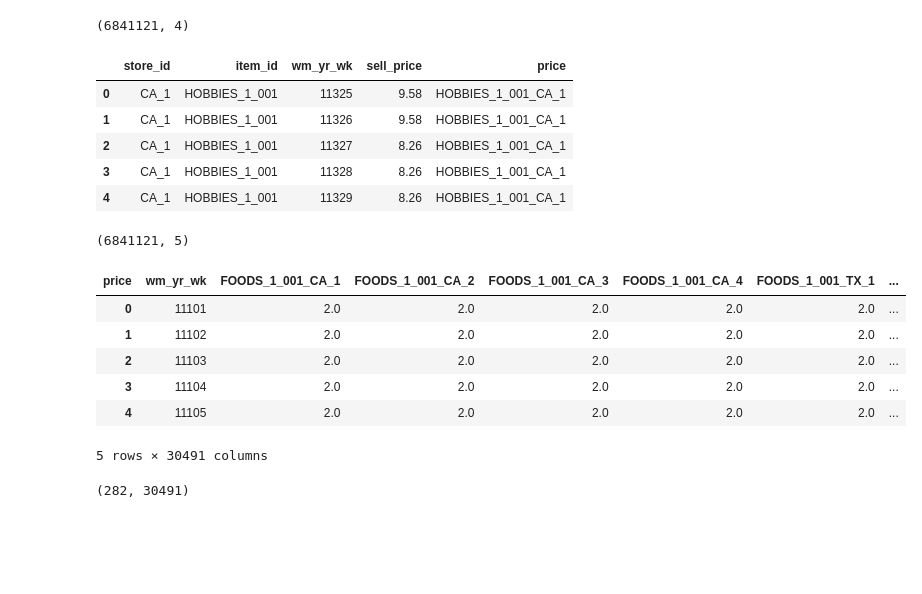
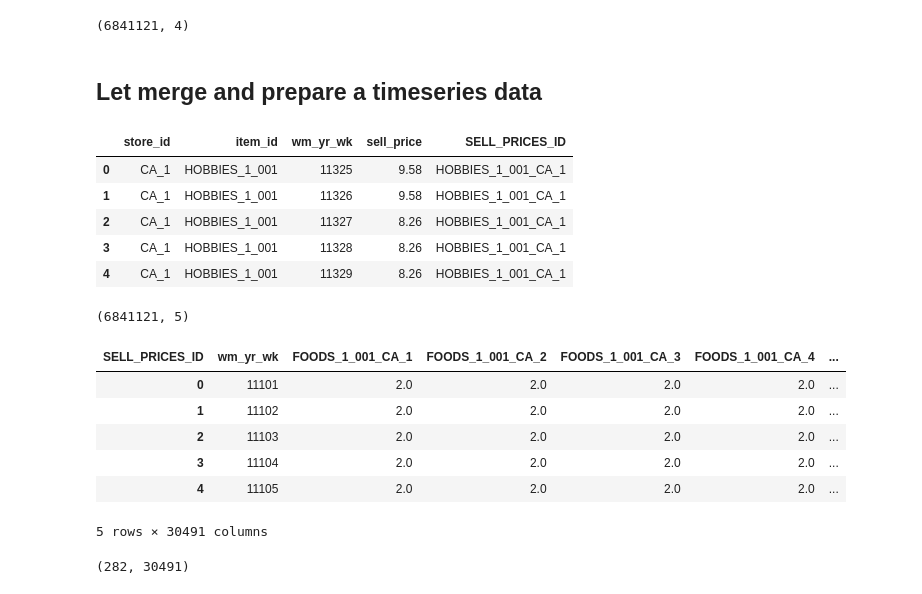
Before and after one commit to kabirmuntasir/2020-M5-Forecasting, a Jupyter notebook: Uncertanity/M5Forecasting_bylobos.ipynb, the cells around one changed output. Drawn from its saved outputs; the diff is of its cells as text; code cells hidden in the pictures; blank space fills up the shorter version.

```diff
--- a/Uncertanity/05102020.ipynb
+++ b/Uncertanity/M5Forecasting_bylobos.ipynb
@@ -65,12 +71,15 @@ sell_prices.head()
 sell_prices.shape
 # %% [output]
 (6841121, 4)
+# %% [markdown]
+## Let merge and prepare a timeseries data
 # %%
-#concatenate item_id and store_id to match with validation table column name
-sell_prices['price'] = sell_prices['item_id'].str.cat(sell_prices['store_id'],sep="_")
+#concatenate item_id and store_id of sell_prices to match with validation table column name
+
+sell_prices['SELL_PRICES_ID'] = sell_prices['item_id'].str.cat(sell_prices['store_id'],sep="_")
 sell_prices.head()
 # %% [output]
-|  | store_id | item_id | wm_yr_wk | sell_price | price |
+|  | store_id | item_id | wm_yr_wk | sell_price | SELL_PRICES_ID |
 | 0 | CA_1 | HOBBIES_1_001 | 11325 | 9.58 | HOBBIES_1_001_CA_1 |
 | 1 | CA_1 | HOBBIES_1_001 | 11326 | 9.58 | HOBBIES_1_001_CA_1 |
 | 2 | CA_1 | HOBBIES_1_001 | 11327 | 8.26 | HOBBIES_1_001_CA_1 |
@@ -82,15 +91,15 @@ sell_prices.shape
 (6841121, 5)
 # %%
 #make the data long to wide, in other word pivot
-sell_prices=sell_prices.pivot(index='wm_yr_wk', columns='price', values='sell_price').reset_index()
+sell_prices=sell_prices.pivot(index='wm_yr_wk', columns='SELL_PRICES_ID', values='sell_price').reset_index()
 sell_prices.head()
 # %% [output]
-| price | wm_yr_wk | FOODS_1_001_CA_1 | FOODS_1_001_CA_2 | FOODS_1_001_CA_3 | FOODS_1_001_CA_4 | FOODS_1_001_TX_1 | ... |
-| 0 | 11101 | 2.0 | 2.0 | 2.0 | 2.0 | 2.0 | ... |
-| 1 | 11102 | 2.0 | 2.0 | 2.0 | 2.0 | 2.0 | ... |
-| 2 | 11103 | 2.0 | 2.0 | 2.0 | 2.0 | 2.0 | ... |
-| 3 | 11104 | 2.0 | 2.0 | 2.0 | 2.0 | 2.0 | ... |
-| 4 | 11105 | 2.0 | 2.0 | 2.0 | 2.0 | 2.0 | ... |
+| SELL_PRICES_ID | wm_yr_wk | FOODS_1_001_CA_1 | FOODS_1_001_CA_2 | FOODS_1_001_CA_3 | FOODS_1_001_CA_4 | ... |
+| 0 | 11101 | 2.0 | 2.0 | 2.0 | 2.0 | ... |
+| 1 | 11102 | 2.0 | 2.0 | 2.0 | 2.0 | ... |
+| 2 | 11103 | 2.0 | 2.0 | 2.0 | 2.0 | ... |
+| 3 | 11104 | 2.0 | 2.0 | 2.0 | 2.0 | ... |
+| 4 | 11105 | 2.0 | 2.0 | 2.0 | 2.0 | ... |
 5 rows × 30491 columns
 # %%
 sell_prices.shape
```
Also changed, not shown: parts of 6 cells of this notebook.
